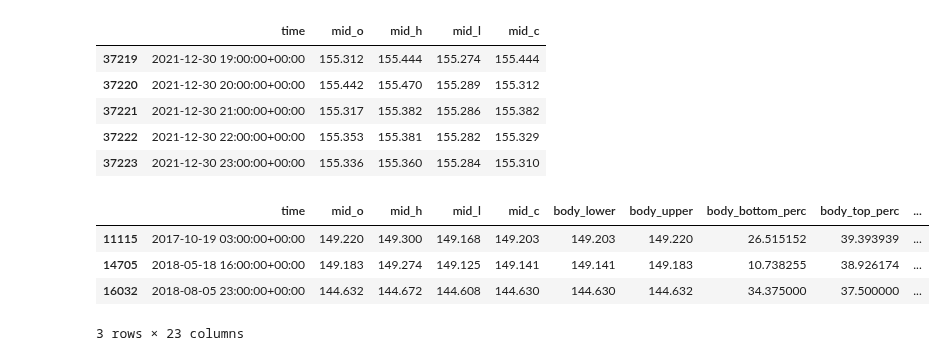
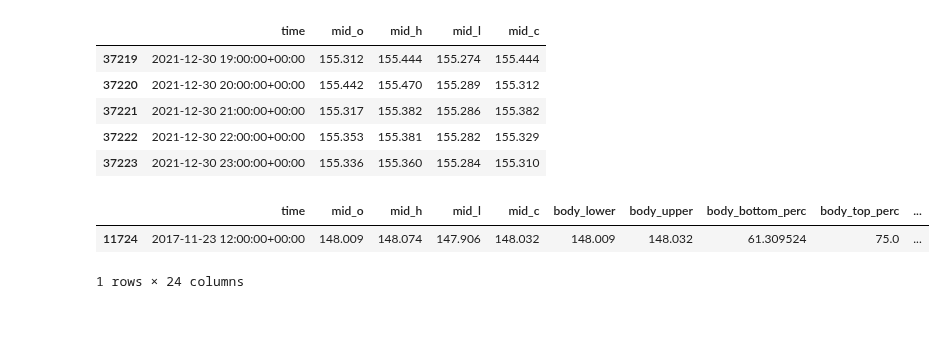
Before and after one commit to itsmarcotime/Forex_trading_system_in_Python, a Jupyter notebook: jupyter_notes/candle_patterns.ipynb, the cells around one changed output. Drawn from its saved outputs; the diff is of its cells as text; code cells hidden in the pictures; blank space fills up the shorter version.

Commit message:
tweezer bottom

```diff
--- a/jupyter_notes/candle_patterns.ipynb
+++ b/jupyter_notes/candle_patterns.ipynb
@@ -75,6 +75,7 @@ def apply_engulfing(row):
 TWEEZER_BODY = 15.0
 TWEEZER_HL = 0.01
 TWEEZER_TOP_BODY = 40.0
+TWEEZER_BOTTOM_BODY = 60.0
 
 def apply_tweezer_top(row):
     if abs(row.body_size_change) < TWEEZER_BODY:
@@ -83,6 +84,14 @@ def apply_tweezer_top(row):
                 if row.body_top_perc < TWEEZER_TOP_BODY:
                     return True
     return False
+
+def apply_tweezer_bottom(row):
+    if abs(row.body_size_change) < TWEEZER_BODY:
+        if row.direction == 1 and row.direction != row.direction_prev:
+            if abs(row.low_change) < TWEEZER_HL and abs(row.high_change) < TWEEZER_HL:
+                if row.body_bottom_perc > TWEEZER_BOTTOM_BODY:
+                    return True
+    return False
 # %%
 df_an['body_size_prev'] = df_an.body_size.shift(1)
 df_an['direction_prev'] = df_an.direction.shift(1)
@@ -92,14 +101,13 @@ df_an['SPINNING_TOP'] = df_an.apply(apply_spinning_top, axis=1)
 df_an['MARUBOZU'] = df_an.apply(apply_marubozu, axis=1)
 df_an['ENGULFING'] = df_an.apply(apply_engulfing, axis=1)
 df_an['TWEEZER_TOP'] = df_an.apply(apply_tweezer_top, axis=1)
+df_an['TWEEZER_BOTTOM'] = df_an.apply(apply_tweezer_bottom, axis=1)
 # %%
-df_an[df_an['TWEEZER_TOP'] == True]
+df_an[df_an['TWEEZER_BOTTOM'] == True]
 # %% [output]
 |  | time | mid_o | mid_h | mid_l | mid_c | body_lower | body_upper | body_bottom_perc | body_top_perc | ... |
-| 11115 | 2017-10-19 03:00:00+00:00 | 149.220 | 149.300 | 149.168 | 149.203 | 149.203 | 149.220 | 26.515152 | 39.393939 | ... |
-| 14705 | 2018-05-18 16:00:00+00:00 | 149.183 | 149.274 | 149.125 | 149.141 | 149.141 | 149.183 | 10.738255 | 38.926174 | ... |
-| 16032 | 2018-08-05 23:00:00+00:00 | 144.632 | 144.672 | 144.608 | 144.630 | 144.630 | 144.632 | 34.375000 | 37.500000 | ... |
+| 11724 | 2017-11-23 12:00:00+00:00 | 148.009 | 148.074 | 147.906 | 148.032 | 148.009 | 148.032 | 61.309524 | 75.0 | ... |
-3 rows × 23 columns
+1 rows × 24 columns
 # %%
 import plotly.graph_objects as go
 # %%
```
Also changed, not shown: parts of 1 cell of this notebook.
